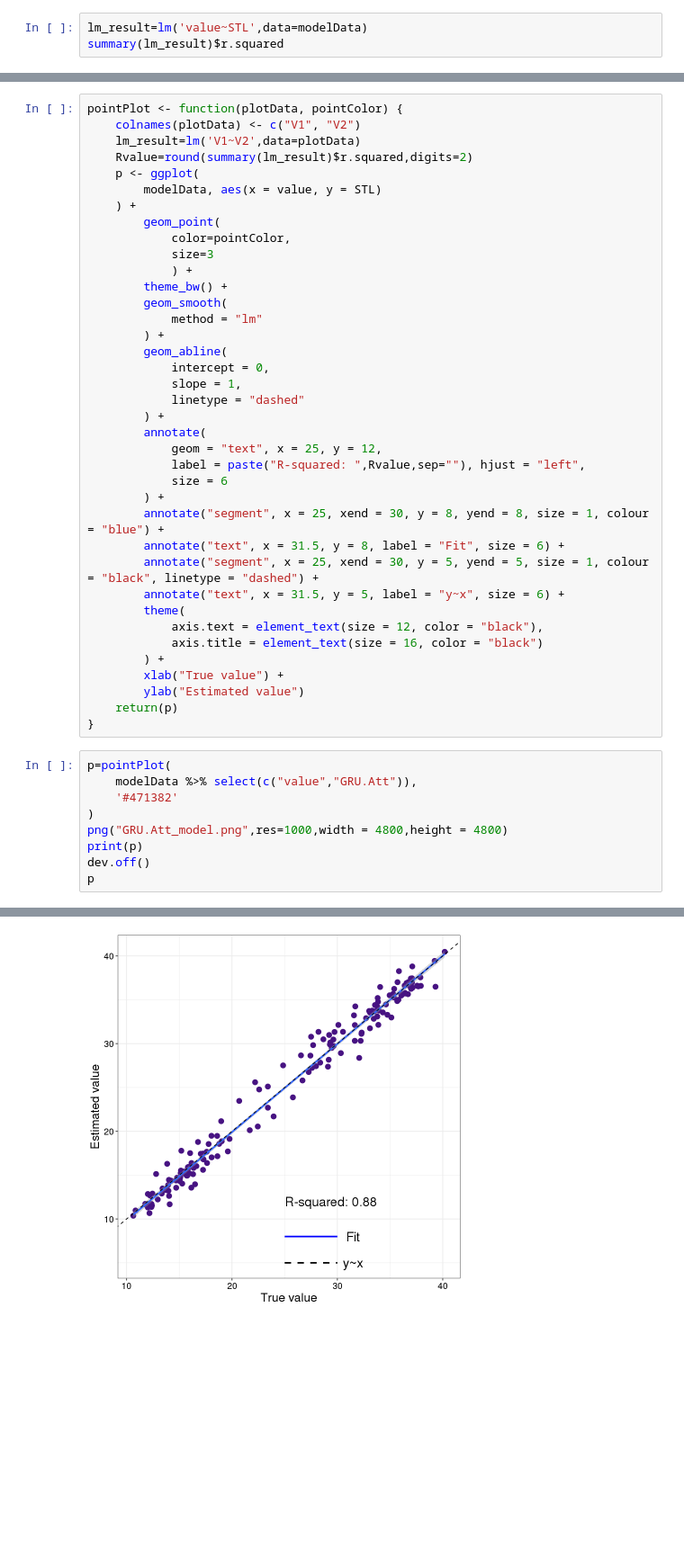
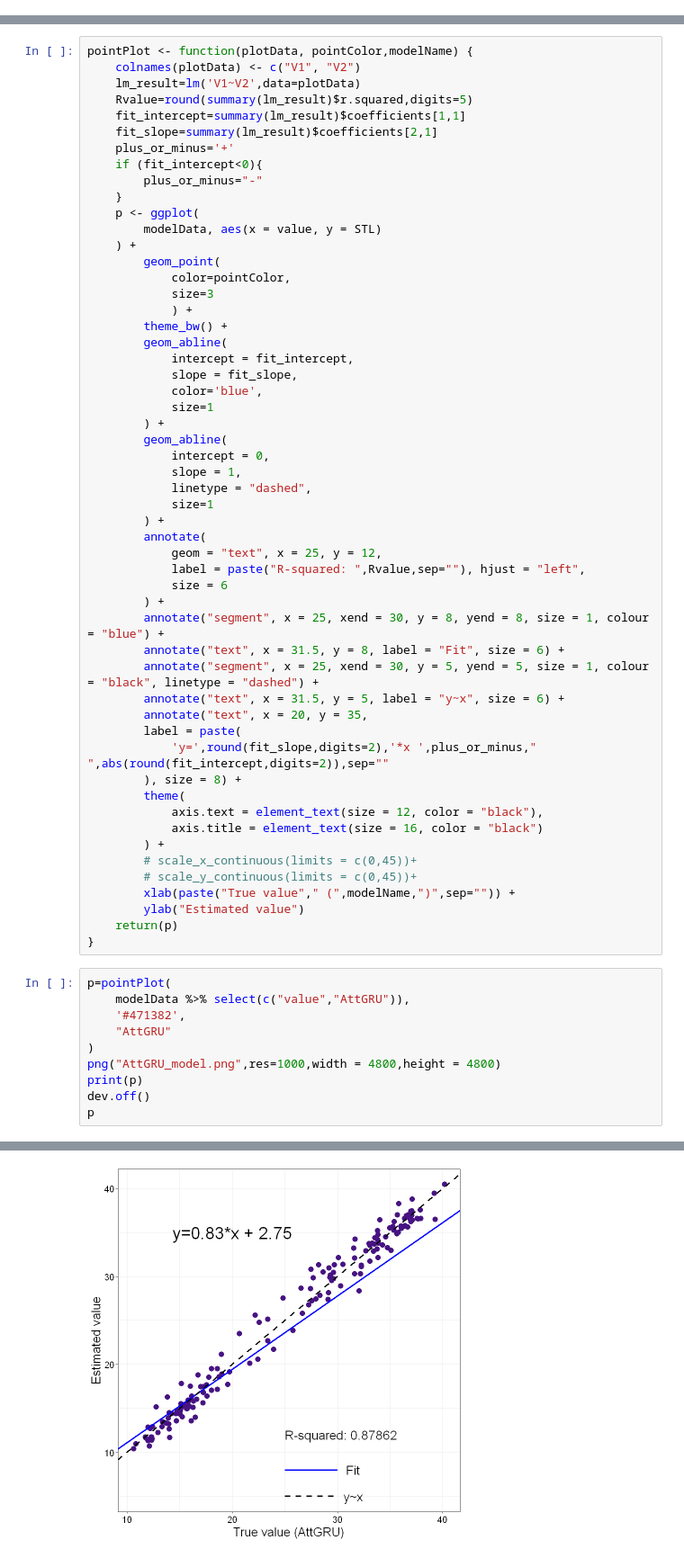
Before and after one commit to zpliu1126/PlotDataSet, a Jupyter notebook: 20230307/plot.ipynb, the cells around one changed output, grey strips where cells are left out. Shown at 90% size. Saved outputs shown, nothing was run; the diff lists cells and outputs as text; blank space fills up the shorter version.

```diff
--- a/20230307/plot.ipynb
+++ b/20230307/plot.ipynb
@@ -36,3 +35,0 @@ A data.frame: 6 × 9
-# %%
-lm_result=lm('value~STL',data=modelData)
-summary(lm_result)$r.squared
@@ -41,8 +38,14 @@ summary(lm_result)$r.squared
 # %%
-pointPlot <- function(plotData, pointColor) {
+pointPlot <- function(plotData, pointColor,modelName) {
     colnames(plotData) <- c("V1", "V2")
     lm_result=lm('V1~V2',data=plotData)
-    Rvalue=round(summary(lm_result)$r.squared,digits=2)
+    Rvalue=round(summary(lm_result)$r.squared,digits=5)
+    fit_intercept=summary(lm_result)$coefficients[1,1]
+    fit_slope=summary(lm_result)$coefficients[2,1]
+    plus_or_minus='+'
+    if (fit_intercept<0){
+        plus_or_minus="-"
+    }
     p <- ggplot(
         modelData, aes(x = value, y = STL)
     ) +
@@ -51,13 +54,17 @@ pointPlot <- function(plotData, pointColor) {
             size=3
             ) +
         theme_bw() +
-        geom_smooth(
-            method = "lm"
+        geom_abline(
+            intercept = fit_intercept,
+            slope = fit_slope,
+            color='blue',
+            size=1
         ) +
         geom_abline(
             intercept = 0,
             slope = 1,
-            linetype = "dashed"
+            linetype = "dashed",
+            size=1
         ) +
         annotate(
             geom = "text", x = 25, y = 12,
@@ -68,20 +75,27 @@ pointPlot <- function(plotData, pointColor) {
         annotate("text", x = 31.5, y = 8, label = "Fit", size = 6) +
         annotate("segment", x = 25, xend = 30, y = 5, yend = 5, size = 1, colour = "black", linetype = "dashed") +
         annotate("text", x = 31.5, y = 5, label = "y~x", size = 6) +
+        annotate("text", x = 20, y = 35,
+        label = paste(
+            'y=',round(fit_slope,digits=2),'*x ',plus_or_minus," ",abs(round(fit_intercept,digits=2)),sep=""
+        ), size = 8) +
         theme(
             axis.text = element_text(size = 12, color = "black"),
             axis.title = element_text(size = 16, color = "black")
         ) +
-        xlab("True value") +
+        # scale_x_continuous(limits = c(0,45))+
+        # scale_y_continuous(limits = c(0,45))+
+        xlab(paste("True value"," (",modelName,")",sep="")) +
         ylab("Estimated value")
     return(p)
 }
 # %%
 p=pointPlot(
-    modelData %>% select(c("value","GRU.Att")),
-    '#471382'
+    modelData %>% select(c("value","AttGRU")),
+    '#471382',
+    "AttGRU"
 )
-png("GRU.Att_model.png",res=1000,width = 4800,height = 4800)
+png("AttGRU_model.png",res=1000,width = 4800,height = 4800)
 print(p)
 dev.off()
 p
@@ -93,4 +105,4 @@ png
-[figure, old version]
+[figure, new version]
 # %%
 p=pointPlot(
     modelData %>% select(c("value","STL")),
```
Also changed, not shown: parts of 12 cells of this notebook.
